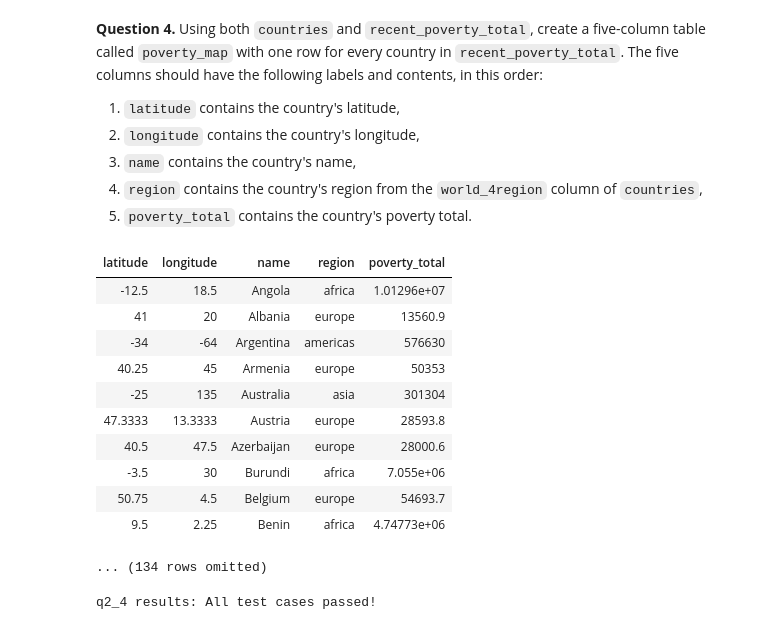
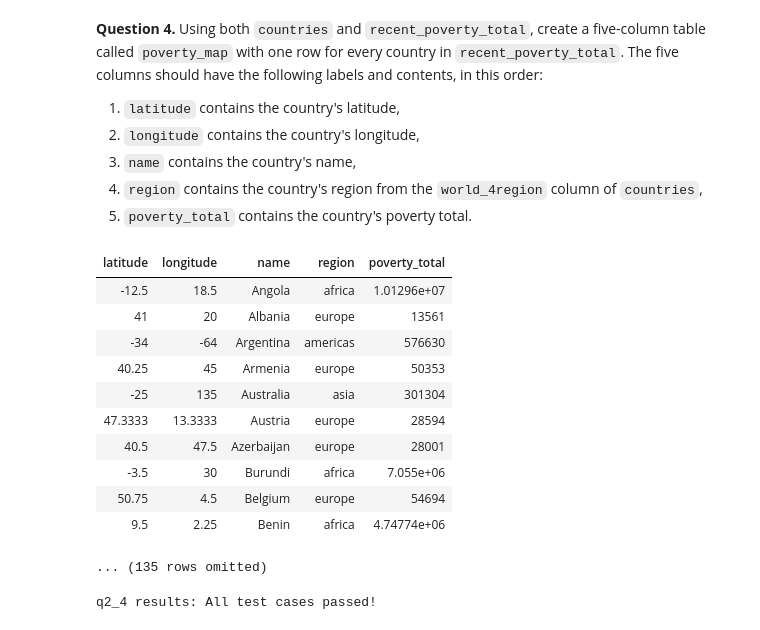
Before and after one commit to trentonbates/fall-24-data1350, a Jupyter notebook: Projects/project1/project1.ipynb, the cells around one changed output. Cells and saved outputs as stored; diff of their text form; code cells hidden in the pictures.

```diff
--- a/Projects/project1/project1.ipynb
+++ b/Projects/project1/project1.ipynb
@@ -640,11 +640,9 @@ q2_1 results: All test cases passed!
 
 *Hint*: You are not required to use `poverty_and_pop`, and you are always welcome to add any additional names.
 # %%
-latest_poverty_array = latest_poverty.column("geo")
 recent_poverty_total = latest_poverty.select("geo", "poverty_percent")
-recent_poverty_total = recent_poverty_total.with_columns(population.select("geo", "time", "population_total").where("geo", are.contained_in(latest_poverty_array)).where("time", are.equal_to(2010))).drop("time")
-poverty_population = (recent_poverty_total.column("poverty_percent") / 100) * recent_poverty_total.column("population_total")
-poverty_population = np.round(poverty_population)
+recent_poverty_total = recent_poverty_total.with_columns(population.select("geo", "time", "population_total").where("geo", are.contained_in(latest_poverty.column("geo"))).where("time", are.equal_to(2010))).drop("time")
+poverty_population = np.round((recent_poverty_total.column("poverty_percent") / 100) * recent_poverty_total.column("population_total"))
 recent_poverty_total = recent_poverty_total.with_column("poverty_total", poverty_population)
 recent_poverty_total
 # %% [output]
@@ -705,22 +703,21 @@ countries.select('country', 'name', 'world_4region', 'latitude', 'longitude')
 1. `poverty_total` contains the country's poverty total.
 # %%
 poverty_map = countries.select("country", "latitude", "longitude", "name", "world_4region").where("country", are.contained_in(recent_poverty_total.column("geo"))).drop("country").relabeled("world_4region", "region")
-poverty_total_array = recent_poverty_total.column("poverty_total")
-poverty_map = poverty_map.with_column("poverty_total", poverty_total_array)
+poverty_map = poverty_map.with_column("poverty_total", recent_poverty_total.column("poverty_total"))
 poverty_map
 # %% [output]
 | latitude | longitude | name | region | poverty_total |
 | -12.5 | 18.5 | Angola | africa | 1.01296e+07 |
-| 41 | 20 | Albania | europe | 13560.9 |
+| 41 | 20 | Albania | europe | 13561 |
 | -34 | -64 | Argentina | americas | 576630 |
 | 40.25 | 45 | Armenia | europe | 50353 |
 | -25 | 135 | Australia | asia | 301304 |
-| 47.3333 | 13.3333 | Austria | europe | 28593.8 |
-| 40.5 | 47.5 | Azerbaijan | europe | 28000.6 |
+| 47.3333 | 13.3333 | Austria | europe | 28594 |
+| 40.5 | 47.5 | Azerbaijan | europe | 28001 |
 | -3.5 | 30 | Burundi | africa | 7.055e+06 |
-| 50.75 | 4.5 | Belgium | europe | 54693.7 |
-| 9.5 | 2.25 | Benin | africa | 4.74773e+06 |
+| 50.75 | 4.5 | Belgium | europe | 54694 |
+| 9.5 | 2.25 | Benin | africa | 4.74774e+06 |
-... (134 rows omitted)
+... (135 rows omitted)
 # %%
 grader.check("q2_4")
 # %% [output]
```
Also changed, not shown: parts of 1 cell of this notebook, 3 other files.
